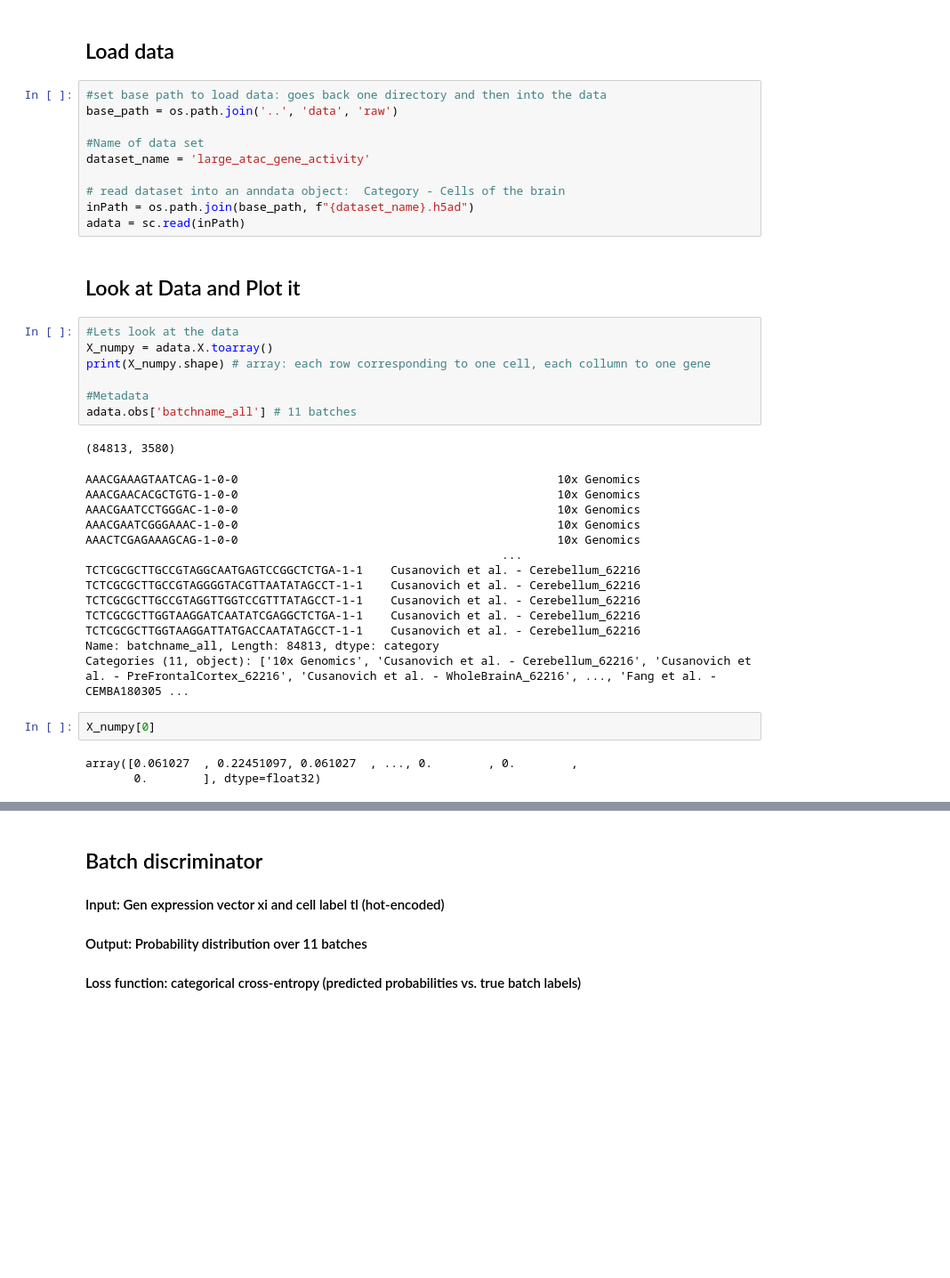
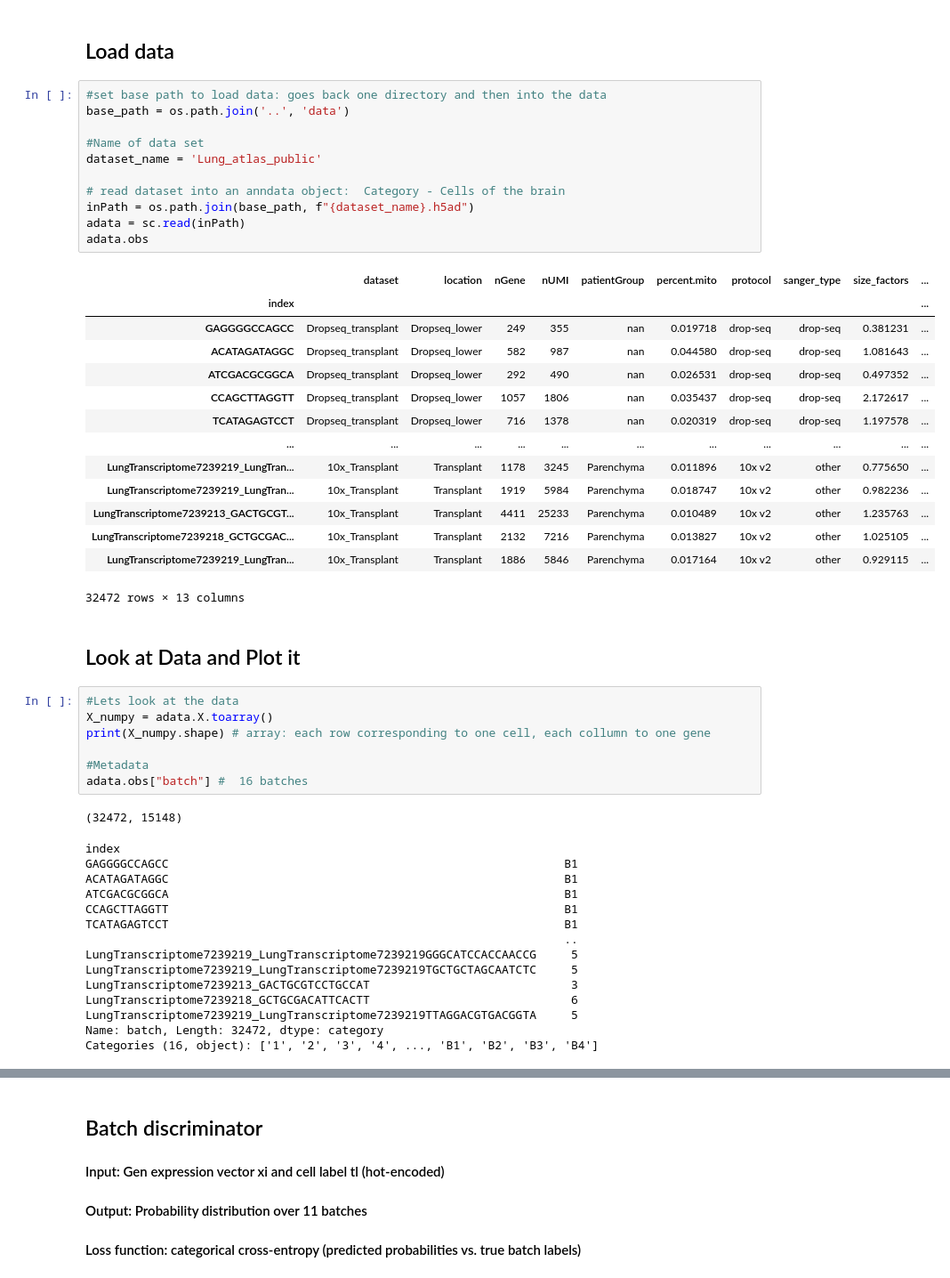
Before and after one commit to lorenzkleiter/Neuronal-Batch-Correction, a Jupyter notebook: notebooks - for exploration/Batch_discriminator.ipynb, the cells around one changed output, grey strips where cells are left out. Shown: that part at 89% size. Drawn from its saved outputs; the diff is of its cells as text; blank space fills up the shorter version.

```diff
--- a/notebooks - for exploration/Batch_discriminator.ipynb
+++ b/notebooks - for exploration/Batch_discriminator.ipynb
@@ -29,14 +29,30 @@ random_seed = 42
 ## Load data
 # %%
 #set base path to load data: goes back one directory and then into the data
-base_path = os.path.join('..', 'data', 'raw')
+base_path = os.path.join('..', 'data')
 
 #Name of data set
-dataset_name = 'large_atac_gene_activity'
+dataset_name = 'Lung_atlas_public'
 
 # read dataset into an anndata object:  Category - Cells of the brain
 inPath = os.path.join(base_path, f"{dataset_name}.h5ad")
 adata = sc.read(inPath)
+adata.obs
+# %% [output]
+|  | dataset | location | nGene | nUMI | patientGroup | percent.mito | protocol | sanger_type | size_factors | ... |
+| index |  |  |  |  |  |  |  |  |  | ... |
+| GAGGGGCCAGCC | Dropseq_transplant | Dropseq_lower | 249 | 355 | nan | 0.019718 | drop-seq | drop-seq | 0.381231 | ... |
+| ACATAGATAGGC | Dropseq_transplant | Dropseq_lower | 582 | 987 | nan | 0.044580 | drop-seq | drop-seq | 1.081643 | ... |
+| ATCGACGCGGCA | Dropseq_transplant | Dropseq_lower | 292 | 490 | nan | 0.026531 | drop-seq | drop-seq | 0.497352 | ... |
+| CCAGCTTAGGTT | Dropseq_transplant | Dropseq_lower | 1057 | 1806 | nan | 0.035437 | drop-seq | drop-seq | 2.172617 | ... |
+| TCATAGAGTCCT | Dropseq_transplant | Dropseq_lower | 716 | 1378 | nan | 0.020319 | drop-seq | drop-seq | 1.197578 | ... |
+| ... | ... | ... | ... | ... | ... | ... | ... | ... | ... | ... |
+| LungTranscriptome7239219_LungTran... | 10x_Transplant | Transplant | 1178 | 3245 | Parenchyma | 0.011896 | 10x v2 | other | 0.775650 | ... |
+| LungTranscriptome7239219_LungTran... | 10x_Transplant | Transplant | 1919 | 5984 | Parenchyma | 0.018747 | 10x v2 | other | 0.982236 | ... |
+| LungTranscriptome7239213_GACTGCGT... | 10x_Transplant | Transplant | 4411 | 25233 | Parenchyma | 0.010489 | 10x v2 | other | 1.235763 | ... |
+| LungTranscriptome7239218_GCTGCGAC... | 10x_Transplant | Transplant | 2132 | 7216 | Parenchyma | 0.013827 | 10x v2 | other | 1.025105 | ... |
+| LungTranscriptome7239219_LungTran... | 10x_Transplant | Transplant | 1886 | 5846 | Parenchyma | 0.017164 | 10x v2 | other | 0.929115 | ... |
+32472 rows × 13 columns
 # %% [markdown]
 ## Look at Data and Plot it
 # %%
@@ -45,24 +61,20 @@ X_numpy = adata.X.toarray()
 print(X_numpy.shape) # array: each row corresponding to one cell, each collumn to one gene
 
 #Metadata
-adata.obs['batchname_all'] # 11 batches
+adata.obs["batch"] #  16 batches
 # %% [output]
-(84813, 3580)
+(32472, 15148)
-AAACGAAAGTAATCAG-1-0-0                                              10x Genomics
-AAACGAACACGCTGTG-1-0-0                                              10x Genomics
-AAACGAATCCTGGGAC-1-0-0                                              10x Genomics
-AAACGAATCGGGAAAC-1-0-0                                              10x Genomics
-AAACTCGAGAAAGCAG-1-0-0                                              10x Genomics
-                                                            ...
-TCTCGCGCTTGCCGTAGGCAATGAGTCCGGCTCTGA-1-1    Cusanovich et al. - Cerebellum_62216
-TCTCGCGCTTGCCGTAGGGGTACGTTAATATAGCCT-1-1    Cusanovich et al. - Cerebellum_62216
-TCTCGCGCTTGCCGTAGGTTGGTCCGTTTATAGCCT-1-1    Cusanovich et al. - Cerebellum_62216
-TCTCGCGCTTGGTAAGGATCAATATCGAGGCTCTGA-1-1    Cusanovich et al. - Cerebellum_62216
-TCTCGCGCTTGGTAAGGATTATGACCAATATAGCCT-1-1    Cusanovich et al. - Cerebellum_62216
-Name: batchname_all, Length: 84813, dtype: category
-Categories (11, object): ['10x Genomics', 'Cusanovich et al. - Cerebellum_62216', 'Cusanovich et al. - PreFrontalCortex_62216', 'Cusanovich et al. - WholeBrainA_62216', ..., 'Fang et al. - CEMBA180305 ...
+index
+GAGGGGCCAGCC                                                         B1
+ACATAGATAGGC                                                         B1
+ATCGACGCGGCA                                                         B1
+CCAGCTTAGGTT                                                         B1
+TCATAGAGTCCT                                                         B1
+                                                                     ..
+LungTranscriptome7239219_LungTranscriptome7239219GGGCATCCACCAACCG     5
+LungTranscriptome7239219_LungTranscriptome7239219TGCTGCTAGCAATCTC     5
+LungTranscriptome7239213_GACTGCGTCCTGCCAT                             3
+LungTranscriptome7239218_GCTGCGACATTCACTT                             6
+LungTranscriptome7239219_LungTranscriptome7239219TTAGGACGTGACGGTA     5
+Name: batch, Length: 32472, dtype: category
+Categories (16, object): ['1', '2', '3', '4', ..., 'B1', 'B2', 'B3', 'B4']
-# %%
-X_numpy[0]
-# %% [output]
-array([0.061027  , 0.22451097, 0.061027  , ..., 0.        , 0.        ,
-       0.        ], dtype=float32)
```
Also changed, not shown: parts of 3 cells of this notebook, 22 other files.
